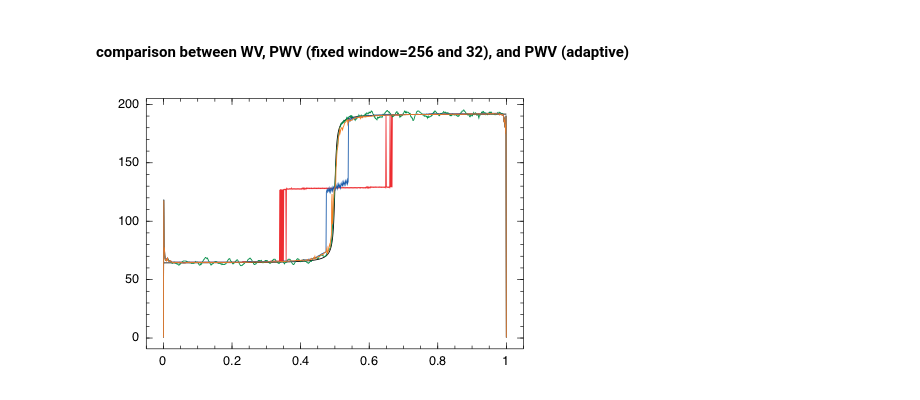
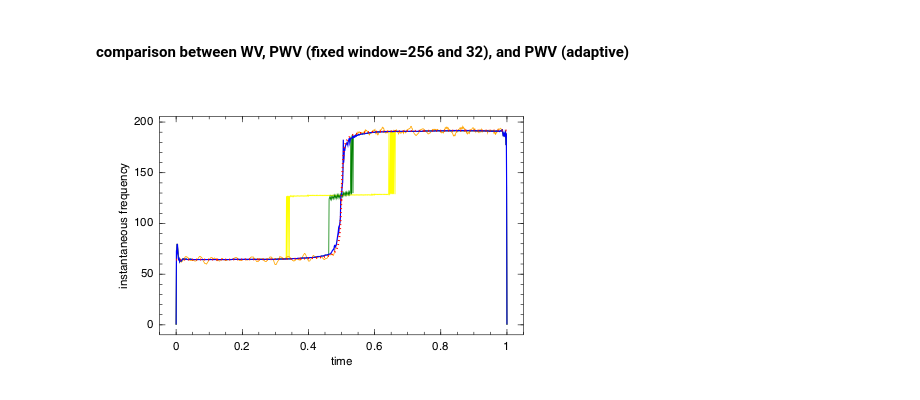
Before and after one commit to HajimeKawahara/juwvid, a Jupyter notebook: test adaptive window.ipynb, the cells around one changed output. Saved outputs shown, nothing was run; the diff lists cells and outputs as text; code cells hidden in the pictures.

```diff
--- a/test adaptive window.ipynb
+++ b/test adaptive window.ipynb
@@ -93,0 +99,4 @@ indfn=extif.maxif(abs(tfra));
+# %%
+include("juwutils.jl");
+indfn=extif.maxif(abs(tfra));
+fx=juwutils.index_to_frequency(indfn, fin, dx);
@@ -94,6 +105,15 @@ indfn=extif.maxif(abs(tfra));
 # %% [markdown]
 #### comparison between WV, PWV (fixed window=256 and 32), and  PWV (adaptive)
-# %%
-plot(x,abs(iw/(2*pi)),x,indfwv*freqfac,x,indfpwv32*freqfac,x,indfpwv256*freqfac,x,fin[round(Int,indfn)]*freqfac)
-# %% [output]
-[figure, removed]
+# %%
+fwv=juwutils.index_to_frequency(indfwv,NaN, dx);
+fwv32=juwutils.index_to_frequency(indfpwv32,NaN, dx);
+fwv256=juwutils.index_to_frequency(indfpwv256,NaN, dx);
+p = FramedPlot(title="",xlabel="time",ylabel="instantaneous frequency",);
+
+add(p, Curve(x,fwv,color="yellow"))
+add(p, Curve(x,fwv32,color="orange"))
+add(p, Curve(x,fwv256,color="green"))
+add(p, Curve(x,fx,color="blue",width=3))
+add(p,Curve(x,abs(iw/(2*pi)),color="red",width=5, kind="dotted"))
+# %% [output]
+[figure, added]
```
Also changed, not shown: parts of 16 cells of this notebook, 4 other files.
